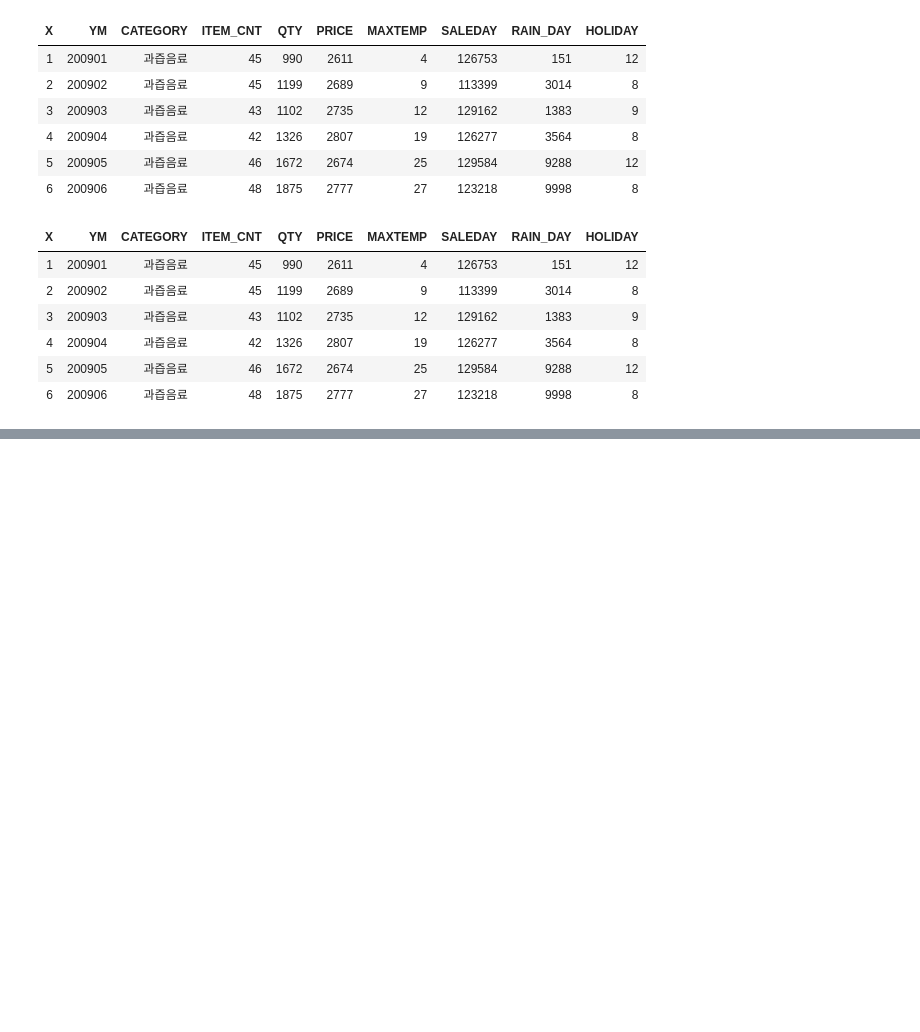
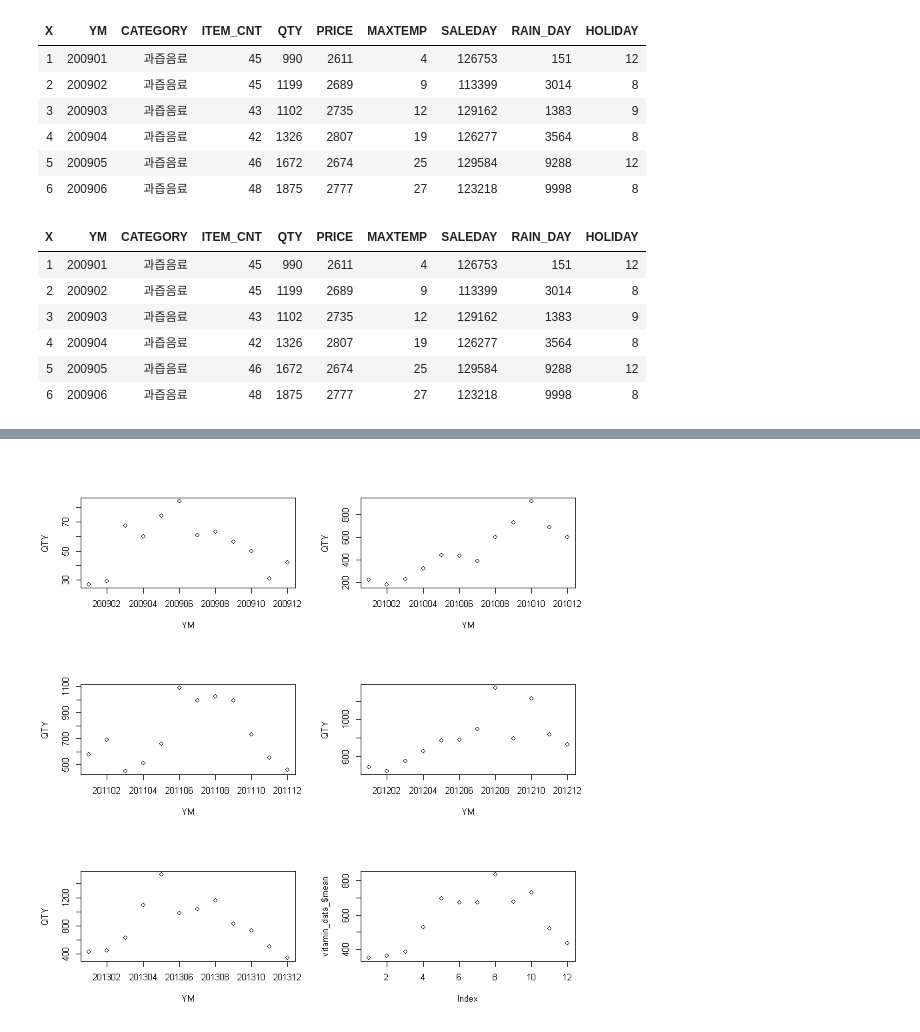
Before and after one commit to Seungki-Jeong/R_Practice, a Jupyter notebook: 개인.ipynb, the cells around one changed output, grey strips where cells are left out. Cells and saved outputs as stored; diff of their text form; code cells hidden in the pictures; blank space fills up the shorter version.

```diff
--- a/개인.ipynb
+++ b/개인.ipynb
@@ -116,0 +170,30 @@ fruit_data %>%
+# %%
+vitamin_data_2009 = vitamin_data %>%
+                    select(YM, MAXTEMP, QTY) %>%
+                    filter(grepl('^2009', YM))
+vitamin_data_2010 = vitamin_data %>%
+                    select(YM, MAXTEMP, QTY) %>%
+                    filter(grepl('^2010', YM))
+vitamin_data_2011 = vitamin_data %>%
+                    select(YM, MAXTEMP, QTY) %>%
+                    filter(grepl('^2011', YM))
+vitamin_data_2012 = vitamin_data %>%
+                    select(YM, MAXTEMP, QTY) %>%
+                    filter(grepl('^2012', YM))
+vitamin_data_2013 = vitamin_data %>%
+                    select(YM, MAXTEMP, QTY) %>%
+                    filter(grepl('^2013', YM))
+
+vitamin_data_t = data.frame(vitamin_data_2009$YM, vitamin_data_2009$MAXTEMP)
+vitamin_data_t = cbind(vitamin_data_t, vitamin_data_2010$MAXTEMP, vitamin_data_2011$MAXTEMP, vitamin_data_2012$MAXTEMP,
+                       vitamin_data_2013$MAXTEMP)
+vitamin_data_t$t_mean = apply(vitamin_data_t[-c(1)], 1, mean)
+
+vitamin_data_ = data.frame(vitamin_data_2009$YM, vitamin_data_2009$QTY)
+vitamin_data_ = cbind(vitamin_data_, vitamin_data_2010$QTY, vitamin_data_2011$QTY, vitamin_data_2012$QTY, vitamin_data_2013$QTY)
+
+vitamin_data_$mean = apply(vitamin_data_[-c(1)], 1, mean)
+vitamin_data_ = cbind(vitamin_data_, vitamin_data_t$t_mean)
+colnames(vitamin_data_) = c('M', 'y09', 'y10', 'y11', 'y12', 'y13', 'QTY_mean', 'Temp_mean')
+
+vitamin_data_
@@ -116,0 +214,10 @@ fruit_data %>%
+# %%
+par(mfrow = c(3, 2))
+plot(vitamin_data_2009)
+plot(vitamin_data_2010)
+plot(vitamin_data_2011)
+plot(vitamin_data_2012)
+plot(vitamin_data_2013)
+plot(vitamin_data_$mean)
+# %% [output]
+[figure, added]
```
Also changed, not shown: parts of 29 cells of this notebook.
